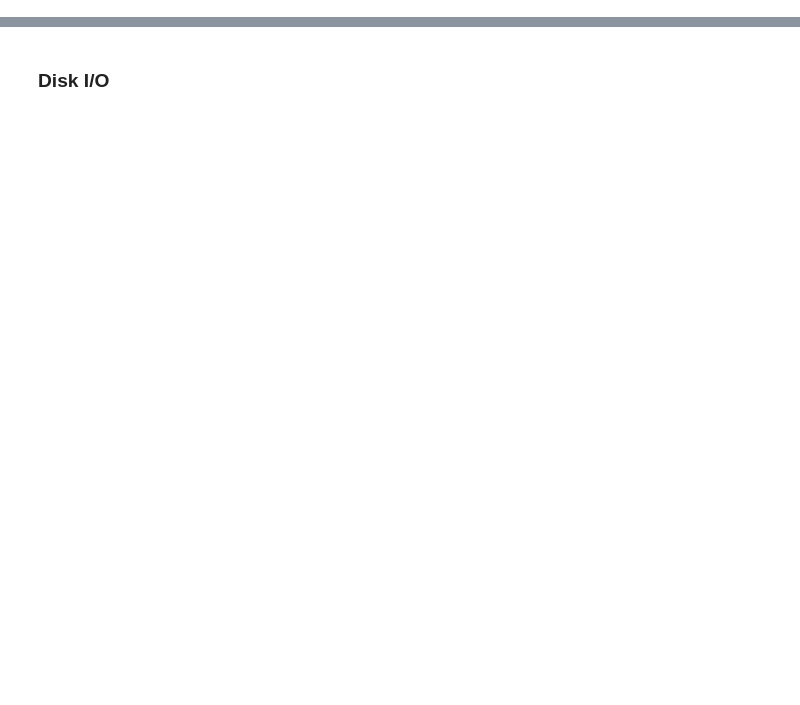
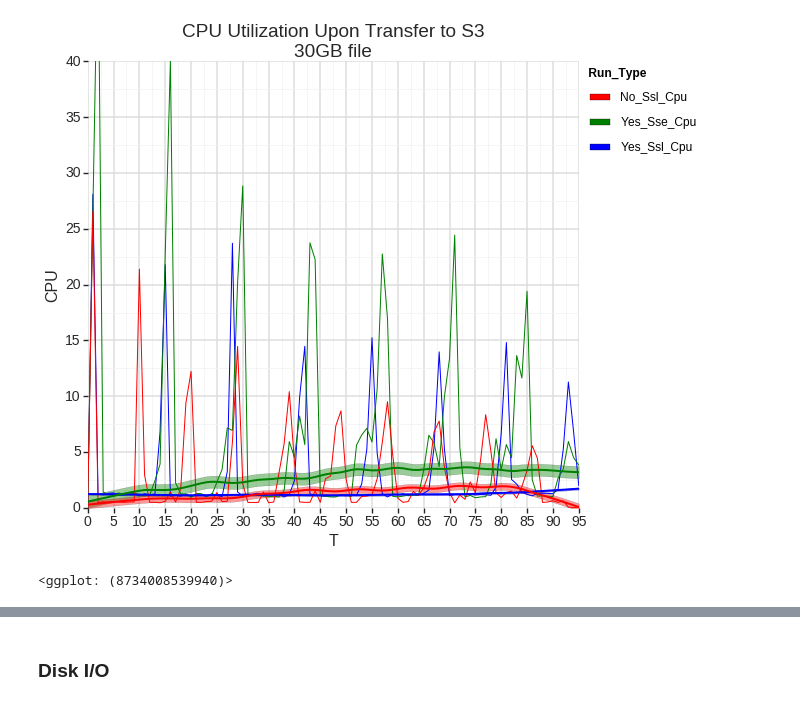
Before and after one commit to philipsoutham/aws-encryption-performance, a Jupyter notebook: To crypto, or not to crypto...-Copy1.ipynb, the cells around one changed output, grey strips where cells are left out. Drawn from its saved outputs; the diff is of its cells as text; code cells hidden in the pictures; blank space fills up the shorter version.

```diff
--- a/To crypto, or not to crypto...-Copy1.ipynb
+++ b/To crypto, or not to crypto...-Copy1.ipynb
@@ -289,8 +147,11 @@ single_yes_ssl_network.df_name = "yes_ssl_network"
 single_yes_sse_network = pd.DataFrame({"s{}".format(i): df.txkB for (i,df) in enumerate(single_yes_sse_networks)})
 single_yes_sse_network.df_name = "yes_sse_network"
 
-single_cpu = (single_no_ssl_cpu, single_yes_ssl_cpu, single_yes_sse_cpu)
-single_network = (single_no_ssl_network, single_yes_ssl_network, single_yes_sse_network)
+single_cpu = [single_no_ssl_cpu, single_yes_ssl_cpu, single_yes_sse_cpu]
+single_network = [single_no_ssl_network, single_yes_ssl_network, single_yes_sse_network]
 
-for df in single_cpu + single_network:
-    df["sample_mean"] = df[list(map("s{}".format, range(0, SAMPLES)))].mean(1)
+for i in range(len(single_cpu)):
+    df_name = single_cpu[i].df_name
+    single_cpu[i]["t"] = single_cpu[i].index
+    single_cpu[i] = pd.melt(single_cpu[i], ["t"], var_name="run", value_name=single_cpu[i].df_name)
+    single_cpu[i].df_name = df_name
@@ -314,0 +158,6 @@ single_summary.mean()
+# %%
+df = pd.melt(reduce(lambda x,y: pd.merge(x.loc[0:95,], y.loc[0:95,], on=["t","run"]), single_cpu),
+             id_vars=["t","run"],
+             value_name="cpu",
+             var_name="run_type",
+)
@@ -314,0 +177,14 @@ single_summary.mean()
+# %%
+p = ggplot(aes(x='t', y='cpu', color='run_type', fill='run_type'), data=df)
+s = p +\
+    geom_line() +\
+    stat_smooth( size=2,span=.25, method='loess', se=True) +\
+    xlim(0,95) + ylim(0,40) + xlab("T") +\
+    ylab("CPU") + ggtitle("CPU Utilization Upon Transfer to S3\n30GB file") +\
+    scale_color_manual(values=["red", "green", "blue"])+theme_seaborn(context='talk',style="whitegrid")
+#ggsave("/tmp/foo.png",s,dpi=96)
+#data
+s
+# %% [output]
+[figure, added]
+<ggplot: (8734008539940)>
```
Also changed, not shown: parts of 45 cells of this notebook.
